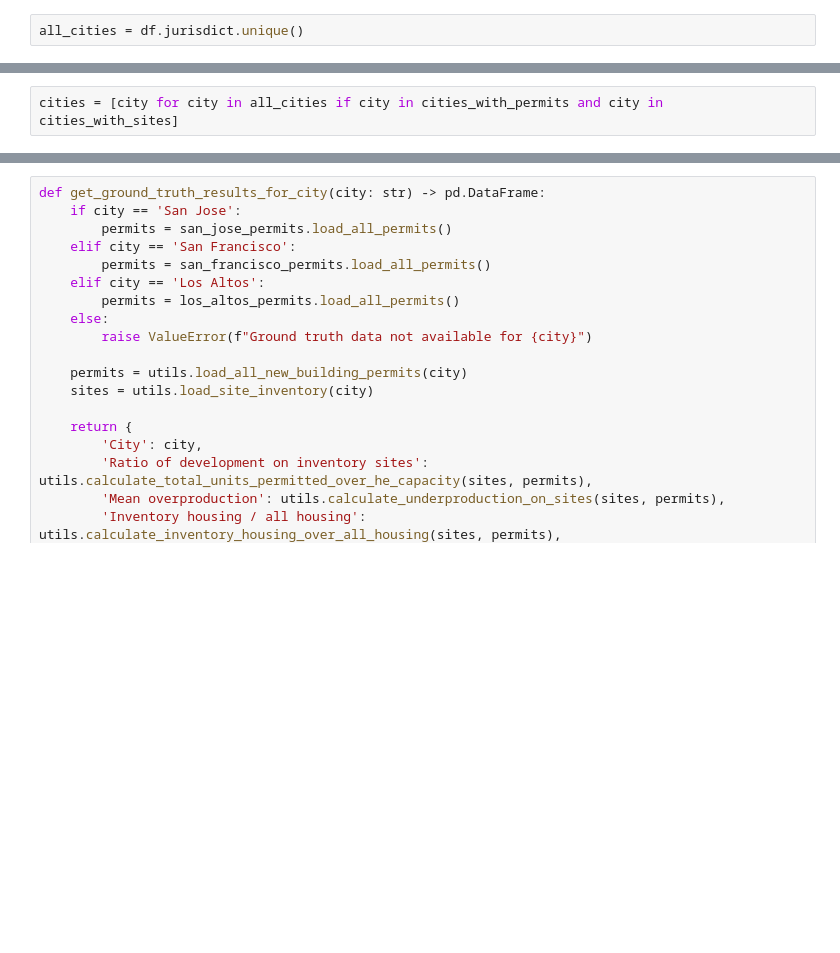
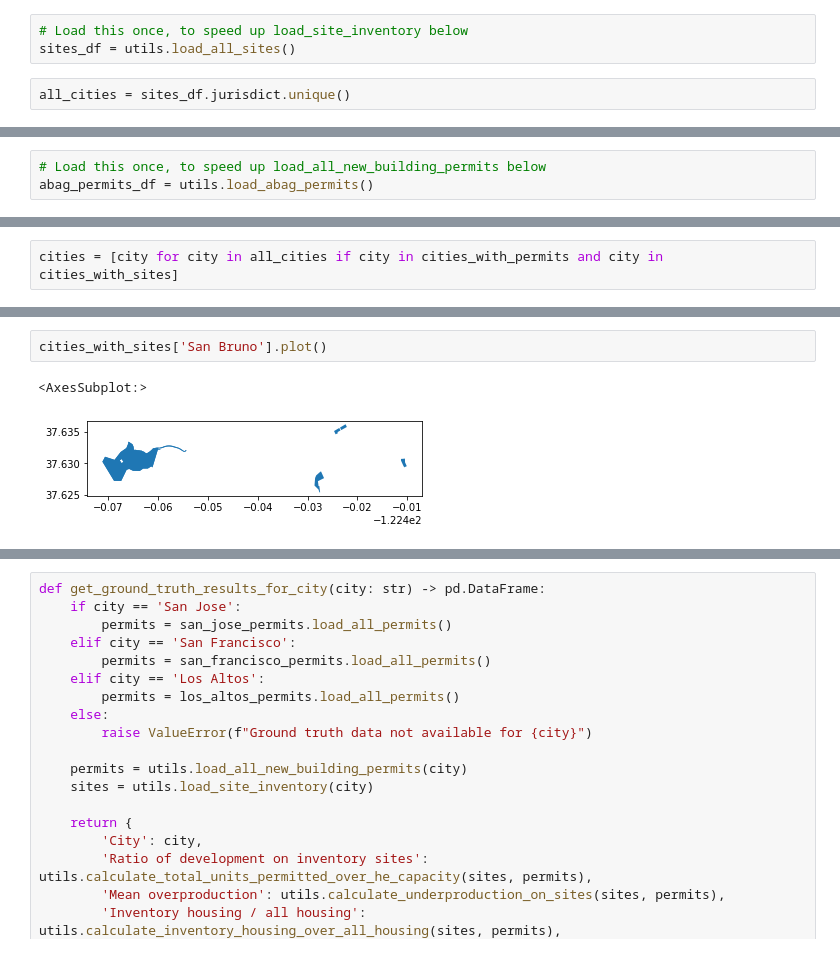
Before and after one commit to YIMBYdata/housing-elements, a Jupyter notebook: Final results.ipynb, the cells around one changed output, grey strips where cells are left out. Drawn from its saved outputs; the diff is of its cells as text; blank space fills up the shorter version.

```diff
--- a/Final results.ipynb
+++ b/Final results.ipynb
@@ -31,6 +30,12 @@ df = gpd.read_file(
+# %%
+# Load this once, to speed up load_site_inventory below
+sites_df = utils.load_all_sites()
 # %%
-all_cities = df.jurisdict.unique()
+all_cities = sites_df.jurisdict.unique()
 # %%
 len(all_cities)
 # %% [output]
 108
+# %%
+# Load this once, to speed up load_all_new_building_permits below
+abag_permits_df = utils.load_abag_permits()
@@ -193,0 +261,5 @@ results_geo_df
+# %%
+cities_with_sites['San Bruno'].plot()
+# %% [output]
+<AxesSubplot:>
+[figure, added]
```
Also changed, not shown: parts of 51 cells of this notebook, 2 other files.
